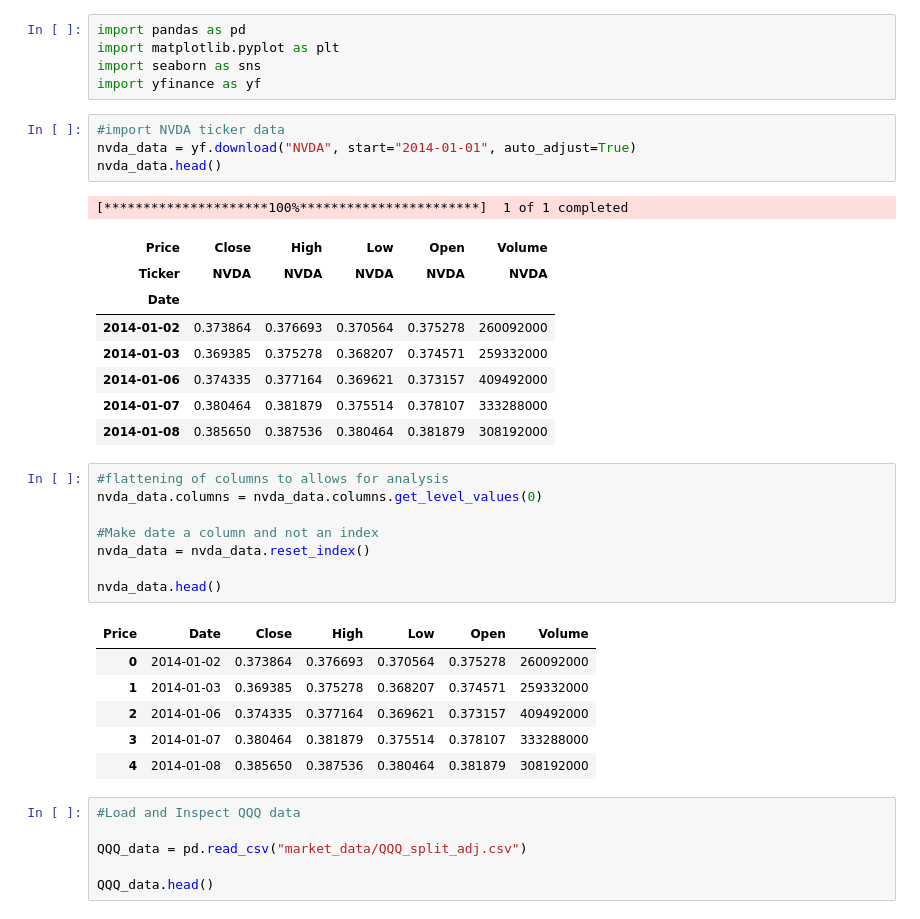
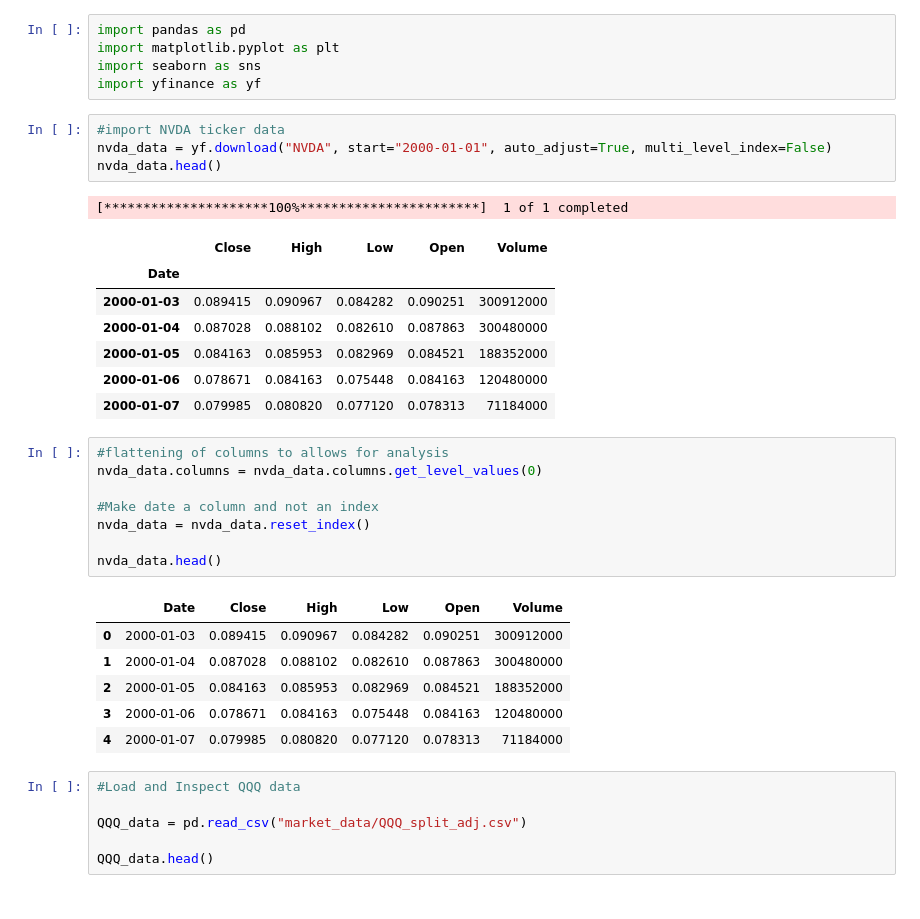
Before and after one commit to matisse-ops/nvda-nq-correlation-study, a Jupyter notebook: NQ_QQQ_EDA.ipynb, the cells around one changed output. Drawn from its saved outputs; the diff is of its cells as text.

```diff
--- a/NQ_QQQ_EDA.ipynb
+++ b/NQ_QQQ_EDA.ipynb
@@ -5,18 +5,17 @@ import seaborn as sns
 import yfinance as yf
 # %%
 #import NVDA ticker data
-nvda_data = yf.download("NVDA", start="2014-01-01", auto_adjust=True)
+nvda_data = yf.download("NVDA", start="2000-01-01", auto_adjust=True, multi_level_index=False)
 nvda_data.head()
 # %% [output]
 [*********************100%***********************]  1 of 1 completed
-| Price | Close | High | Low | Open | Volume |
-| Ticker | NVDA | NVDA | NVDA | NVDA | NVDA |
+|  | Close | High | Low | Open | Volume |
 | Date |  |  |  |  |  |
-| 2014-01-02 | 0.373864 | 0.376693 | 0.370564 | 0.375278 | 260092000 |
-| 2014-01-03 | 0.369385 | 0.375278 | 0.368207 | 0.374571 | 259332000 |
-| 2014-01-06 | 0.374335 | 0.377164 | 0.369621 | 0.373157 | 409492000 |
-| 2014-01-07 | 0.380464 | 0.381879 | 0.375514 | 0.378107 | 333288000 |
-| 2014-01-08 | 0.385650 | 0.387536 | 0.380464 | 0.381879 | 308192000 |
+| 2000-01-03 | 0.089415 | 0.090967 | 0.084282 | 0.090251 | 300912000 |
+| 2000-01-04 | 0.087028 | 0.088102 | 0.082610 | 0.087863 | 300480000 |
+| 2000-01-05 | 0.084163 | 0.085953 | 0.082969 | 0.084521 | 188352000 |
+| 2000-01-06 | 0.078671 | 0.084163 | 0.075448 | 0.084163 | 120480000 |
+| 2000-01-07 | 0.079985 | 0.080820 | 0.077120 | 0.078313 | 71184000 |
 # %%
 #flattening of columns to allows for analysis
 nvda_data.columns = nvda_data.columns.get_level_values(0)
@@ -26,12 +25,12 @@ nvda_data = nvda_data.reset_index()
 
 nvda_data.head()
 # %% [output]
-| Price | Date | Close | High | Low | Open | Volume |
-| 0 | 2014-01-02 | 0.373864 | 0.376693 | 0.370564 | 0.375278 | 260092000 |
-| 1 | 2014-01-03 | 0.369385 | 0.375278 | 0.368207 | 0.374571 | 259332000 |
-| 2 | 2014-01-06 | 0.374335 | 0.377164 | 0.369621 | 0.373157 | 409492000 |
-| 3 | 2014-01-07 | 0.380464 | 0.381879 | 0.375514 | 0.378107 | 333288000 |
-| 4 | 2014-01-08 | 0.385650 | 0.387536 | 0.380464 | 0.381879 | 308192000 |
+|  | Date | Close | High | Low | Open | Volume |
+| 0 | 2000-01-03 | 0.089415 | 0.090967 | 0.084282 | 0.090251 | 300912000 |
+| 1 | 2000-01-04 | 0.087028 | 0.088102 | 0.082610 | 0.087863 | 300480000 |
+| 2 | 2000-01-05 | 0.084163 | 0.085953 | 0.082969 | 0.084521 | 188352000 |
+| 3 | 2000-01-06 | 0.078671 | 0.084163 | 0.075448 | 0.084163 | 120480000 |
+| 4 | 2000-01-07 | 0.079985 | 0.080820 | 0.077120 | 0.078313 | 71184000 |
 # %%
 #Load and Inspect QQQ data
 
```
Also changed, not shown: parts of 9 cells of this notebook.
